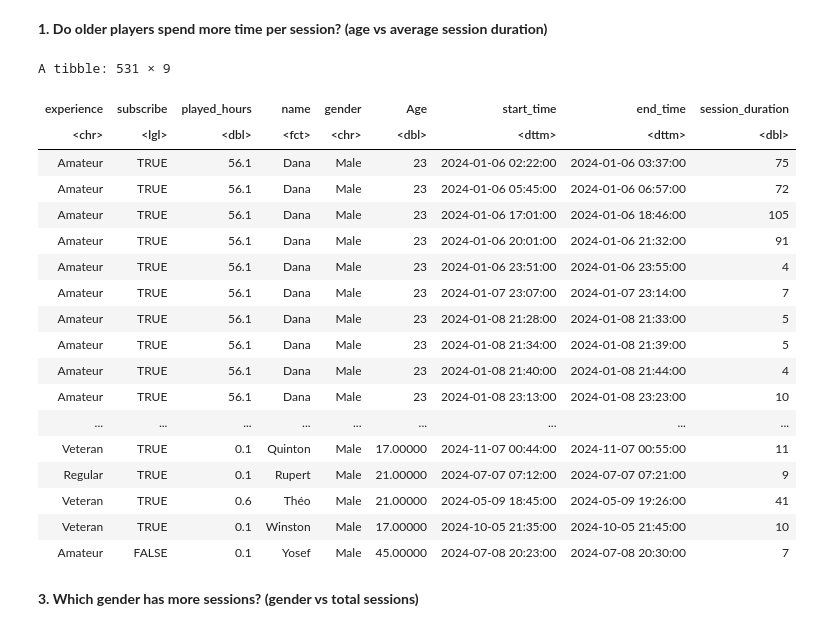
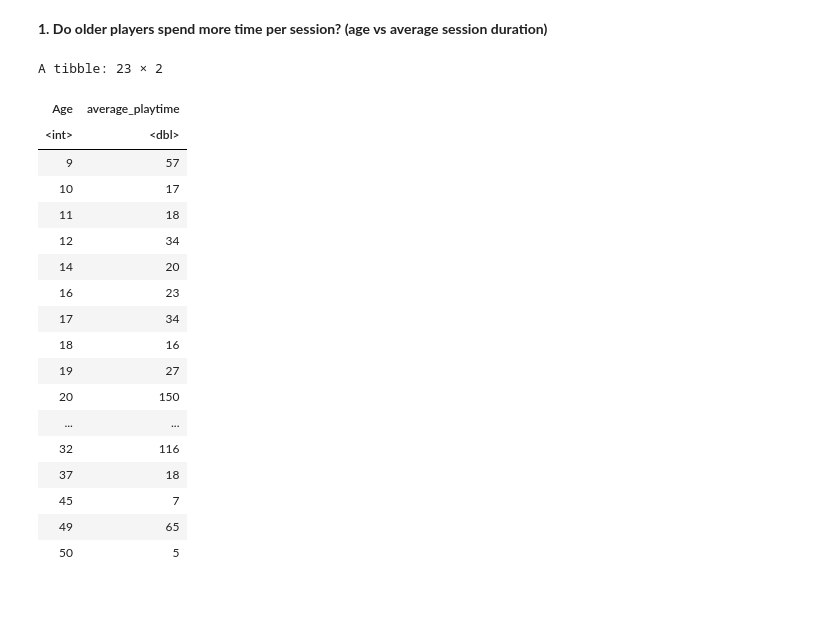
Before and after one commit to h2woobin/dsci-100-2024W2-group-006-30, a Jupyter notebook: Woobin Kim.ipynb, the cells around one changed output. Saved outputs shown, nothing was run; the diff lists cells and outputs as text; code cells hidden in the pictures; blank space fills up the shorter version.

```diff
--- a/Woobin Kim.ipynb
+++ b/Woobin Kim.ipynb
@@ -73,50 +73,71 @@ Let’s call these **engagement level metrics**.
 # %%
 merged_data <- merged_data|>
     mutate(
         start_time = as.POSIXct(start_time, format = "%m/%d/%Y %H:%M"),
         end_time = as.POSIXct(end_time, format = "%m/%d/%Y %H:%M"),
         session_duration = as.numeric(difftime(end_time, start_time, units = "mins"))
     )
 
 # Outliers were detected.(start_time,end time)
 # Checking sum of all session time and duplicated session time are same.
 name_order <- merged_data |>
   count(name, sort = TRUE) |>
   pull(name)
 
 merged_data$name <- factor(merged_data$name, levels = name_order)
 
 merged_data <- merged_data |>
   arrange(name,start_time)
 
 # merged_data <- merged_data |>
 #     filter(name == "Morgan") |>
 #     arrange(start_time)
 # The outliers represented non-overlapping, extremely long sessions and were unlikely to affect the analysis, so we removed them from the dataset.
 
 merged_data_clean <- merged_data |>
   filter(session_duration <= 1440 ,!is.na(start_time),!is.na(end_time))
 
-merged_data_clean
+merged_data2 <- merged_data_clean |>
+    group_by(name,Age,experience,subscribe) |>
+    summarize(average_playtime = mean(session_duration),.groups = "drop")
+
+merged_data2 <- merged_data2 |>
+    select(-name,-experience,-subscribe)
+
+merged_data2 <- merged_data2 |>
+    mutate(
+        Age = as.integer(Age),
+        average_playtime = round(average_playtime,2)
+    ) |>
+    arrange(Age)
+
+average_by_age <- merged_data2|>
+    group_by(Age) |>
+    summarize(average_playtime = mean(average_playtime),.groups = "drop")
+
+average_by_age <- average_by_age |>
+    mutate(
+        average_playtime = round(average_playtime)
+    )
+
+average_by_age
 # %% [output]
-A tibble: 531 × 9
+A tibble: 23 × 2
-| experience | subscribe | played_hours | name | gender | Age | start_time | end_time | session_duration |
-| <chr> | <lgl> | <dbl> | <fct> | <chr> | <dbl> | <dttm> | <dttm> | <dbl> |
-| Amateur | TRUE | 56.1 | Dana | Male | 23 | 2024-01-06 02:22:00 | 2024-01-06 03:37:00 | 75 |
-| Amateur | TRUE | 56.1 | Dana | Male | 23 | 2024-01-06 05:45:00 | 2024-01-06 06:57:00 | 72 |
-| Amateur | TRUE | 56.1 | Dana | Male | 23 | 2024-01-06 17:01:00 | 2024-01-06 18:46:00 | 105 |
-| Amateur | TRUE | 56.1 | Dana | Male | 23 | 2024-01-06 20:01:00 | 2024-01-06 21:32:00 | 91 |
-| Amateur | TRUE | 56.1 | Dana | Male | 23 | 2024-01-06 23:51:00 | 2024-01-06 23:55:00 | 4 |
-| Amateur | TRUE | 56.1 | Dana | Male | 23 | 2024-01-07 23:07:00 | 2024-01-07 23:14:00 | 7 |
-| Amateur | TRUE | 56.1 | Dana | Male | 23 | 2024-01-08 21:28:00 | 2024-01-08 21:33:00 | 5 |
-| Amateur | TRUE | 56.1 | Dana | Male | 23 | 2024-01-08 21:34:00 | 2024-01-08 21:39:00 | 5 |
-| Amateur | TRUE | 56.1 | Dana | Male | 23 | 2024-01-08 21:40:00 | 2024-01-08 21:44:00 | 4 |
-| Amateur | TRUE | 56.1 | Dana | Male | 23 | 2024-01-08 23:13:00 | 2024-01-08 23:23:00 | 10 |
-| ... | ... | ... | ... | ... | ... | ... | ... | ... |
-| Veteran | TRUE | 0.1 | Quinton | Male | 17.00000 | 2024-11-07 00:44:00 | 2024-11-07 00:55:00 | 11 |
-| Regular | TRUE | 0.1 | Rupert | Male | 21.00000 | 2024-07-07 07:12:00 | 2024-07-07 07:21:00 | 9 |
-| Veteran | TRUE | 0.6 | Théo | Male | 21.00000 | 2024-05-09 18:45:00 | 2024-05-09 19:26:00 | 41 |
-| Veteran | TRUE | 0.1 | Winston | Male | 17.00000 | 2024-10-05 21:35:00 | 2024-10-05 21:45:00 | 10 |
-| Amateur | FALSE | 0.1 | Yosef | Male | 45.00000 | 2024-07-08 20:23:00 | 2024-07-08 20:30:00 | 7 |
+| Age | average_playtime |
+| <int> | <dbl> |
+| 9 | 57 |
+| 10 | 17 |
+| 11 | 18 |
+| 12 | 34 |
+| 14 | 20 |
+| 16 | 23 |
+| 17 | 34 |
+| 18 | 16 |
+| 19 | 27 |
+| 20 | 150 |
+| ... | ... |
+| 32 | 116 |
+| 37 | 18 |
+| 45 | 7 |
+| 49 | 65 |
+| 50 | 5 |
-# %% [markdown]
-**3. Which gender has more sessions? (gender vs total sessions)**
```
Also changed, not shown: parts of 6 cells of this notebook, 5 other files.
